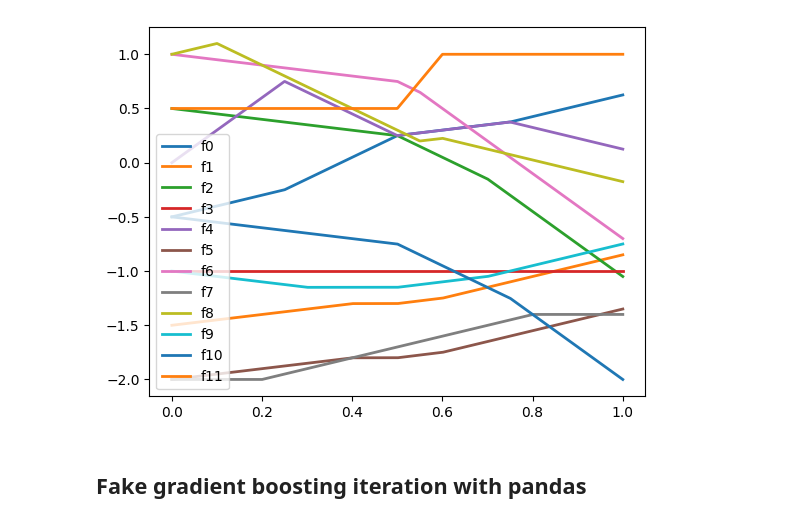
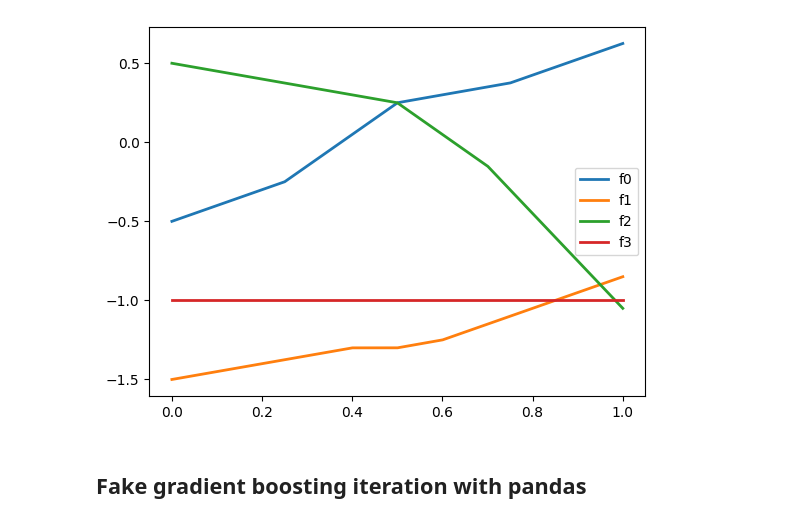
Before and after one commit to NicoSlvd/pwl-experiment, a Jupyter notebook: src/simple_reproducible_example.ipynb, the cells around one changed output. Cells and saved outputs as stored; diff of their text form; code cells hidden in the pictures.

```diff
--- a/src/simple_reproducible_example.ipynb
+++ b/src/simple_reproducible_example.ipynb
@@ -53,11 +53,15 @@ def generate_x(n, k, props_low=0.5, cut=0.5, deterministic=False):
     return np.concatenate([x_low, x_high], axis=0)
 
 
-def add_choice(row, u_idx):
+def add_choice(row, u_idx, regression=False):
     u = np.array([np.sum(row[u_idx[i][0] : u_idx[i][1]]) for i in range(len(u_idx))])
-    return np.random.choice(u.shape[0], size=1, p=softmax(u))[0]
+    if regression:
+        return u[0]
+    else:
+        return np.random.choice(u.shape[0], size=1, p=softmax(u))[0]
 
-n_utility = 3
+n_utility = 1
+regression = n_utility == 1
 f_per_utility = 4
 x_arr = generate_x(2000, n_utility * f_per_utility, 0.5, 0.5)
 # x_arr[:, 1] = x_arr[:, 0]
@@ -129,12 +133,12 @@ dataset = create_dataset(x_arr, feature_names)
 dataset_transf = apply_linear_feature(
     x_arr, sp, betas, feature_names, intercept=intercept
 )
-dataset["choice"] = dataset_transf.apply(add_choice, axis=1, u_idx=u_idx)
+dataset["choice"] = dataset_transf.apply(add_choice, axis=1, u_idx=u_idx, regression=regression)
 dataset_test = create_dataset(x_arr_test, feature_names)
 dataset_test_transf = apply_linear_feature(
     x_arr_test, sp, betas, feature_names, intercept=intercept
 )
-dataset_test["choice"] = dataset_test_transf.apply(add_choice, axis=1, u_idx=u_idx)
+dataset_test["choice"] = dataset_test_transf.apply(add_choice, axis=1, u_idx=u_idx, regression=regression)
 
 dataset.describe()
 # %% [output]
@@ -150,4 +154,4 @@ dataset.describe()
-[figure, old version]
+[figure, new version]
 # %% [markdown]
 ## Fake gradient boosting iteration with pandas
 # %%
```
Also changed, not shown: parts of 14 cells of this notebook, 3 other files.
